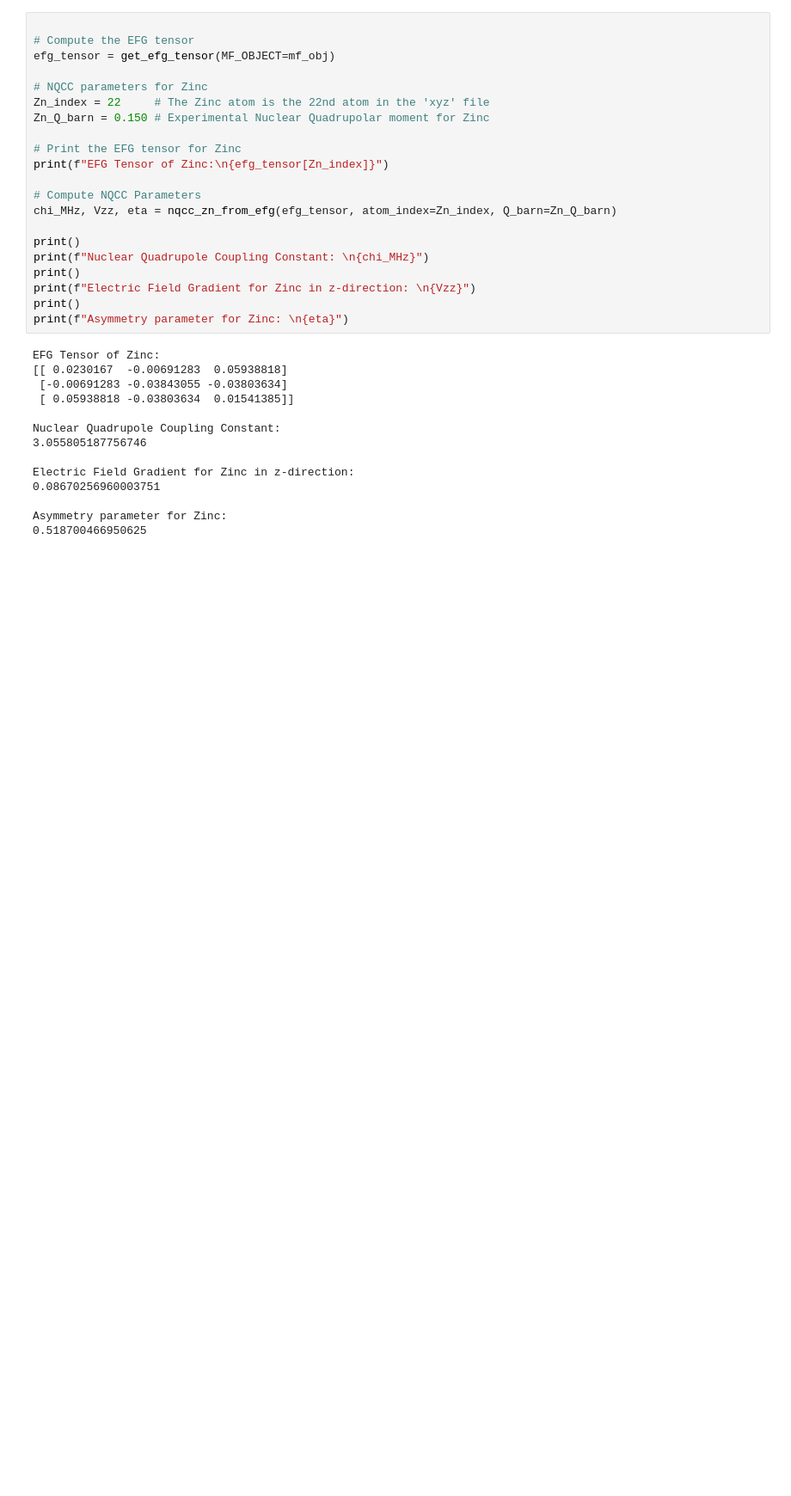
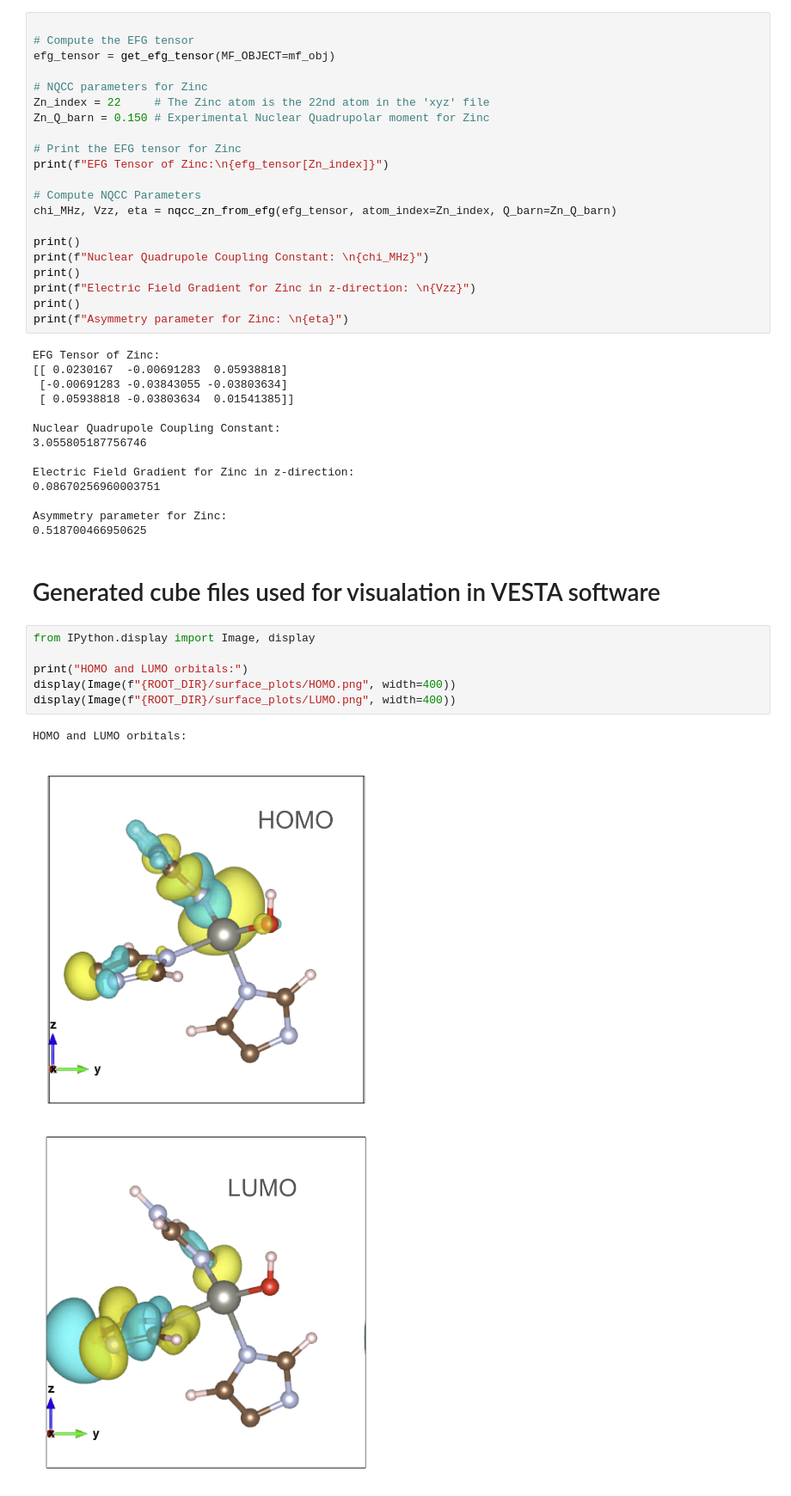
Before and after one commit to kaylajrox/pyscf-active-site-initial-tests, a Jupyter notebook: my_Anhydrase.ipynb, the cells around one changed output. Shown at 86% size. Cells and saved outputs as stored; diff of their text form; blank space fills up the shorter version.

Commit message:
surface plot imaging added as displayed imafes in the code

```diff
--- a/my_Anhydrase.ipynb
+++ b/my_Anhydrase.ipynb
@@ -519,3 +519,15 @@ Electric Field Gradient for Zinc in z-direction:
 
 Asymmetry parameter for Zinc:
 0.518700466950625
+# %% [markdown]
+# Generated cube files used for visualation in VESTA software
+# %%
+from IPython.display import Image, display
+
+print("HOMO and LUMO orbitals:")
+display(Image(f"{ROOT_DIR}/surface_plots/HOMO.png", width=400))
+display(Image(f"{ROOT_DIR}/surface_plots/LUMO.png", width=400))
+# %% [output]
+HOMO and LUMO orbitals:
+[figure, added]
+[figure, added]
```
Also changed, not shown: parts of 1 cell of this notebook, 1 other file.
